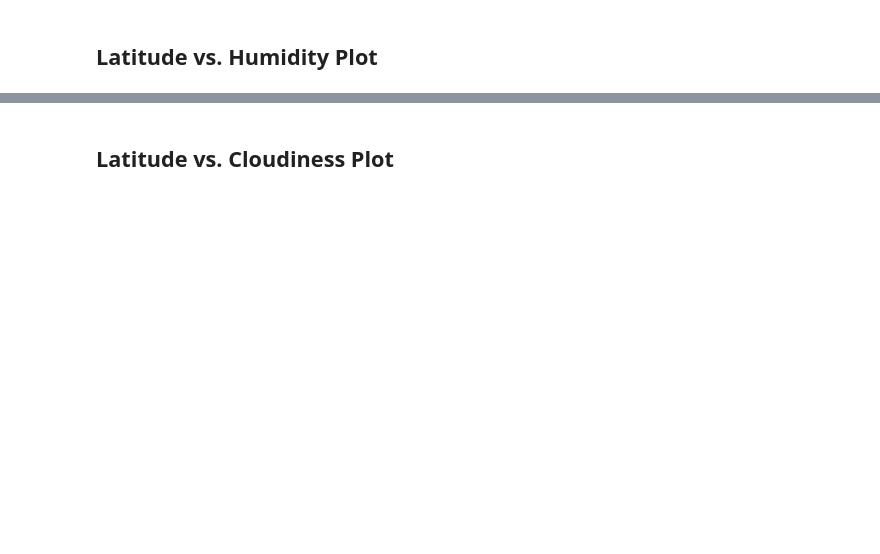
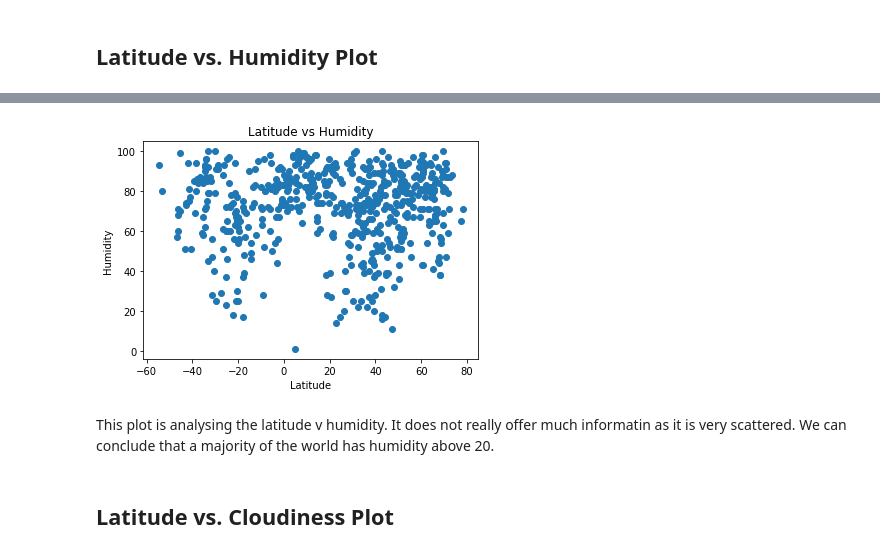
Before and after one commit to nickjaycarr88/python-api-challenge, a Jupyter notebook: WeatherPy.ipynb, the cells around one changed output, grey strips where cells are left out. Drawn from its saved outputs; the diff is of its cells as text; code cells hidden in the pictures; blank space fills up the shorter version.

```diff
--- a/WeatherPy.ipynb
+++ b/WeatherPy.ipynb
@@ -238,2 +289,14 @@ clean_city_data.head()
+# %%
+x_values = clean_city_data["Lat"]
+y_values = clean_city_data["Humidity"]
+plt.scatter(x_values, y_values)
+plt.title("Latitude vs Humidity")
+plt.xlabel("Latitude")
+plt.ylabel("Humidity")
+plt.show()
+# %% [output]
+[figure, added]
+# %% [markdown]
+This plot is analysing the latitude v humidity. It does not really offer much informatin as it is very scattered. We can conclude that a majority of the world has humidity above 20.
 # %% [markdown]
 ## Latitude vs. Cloudiness Plot
```
Also changed, not shown: parts of 43 cells of this notebook, 4 other files.
